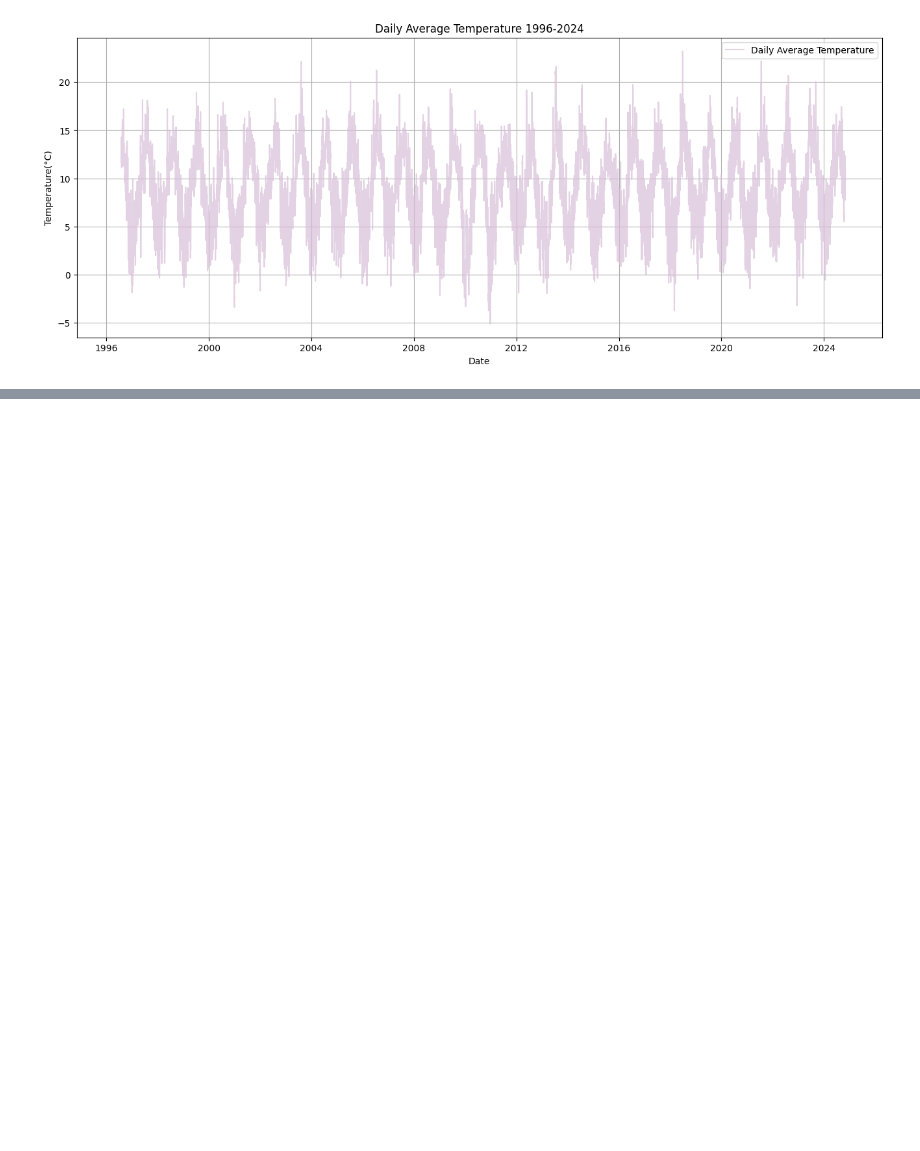
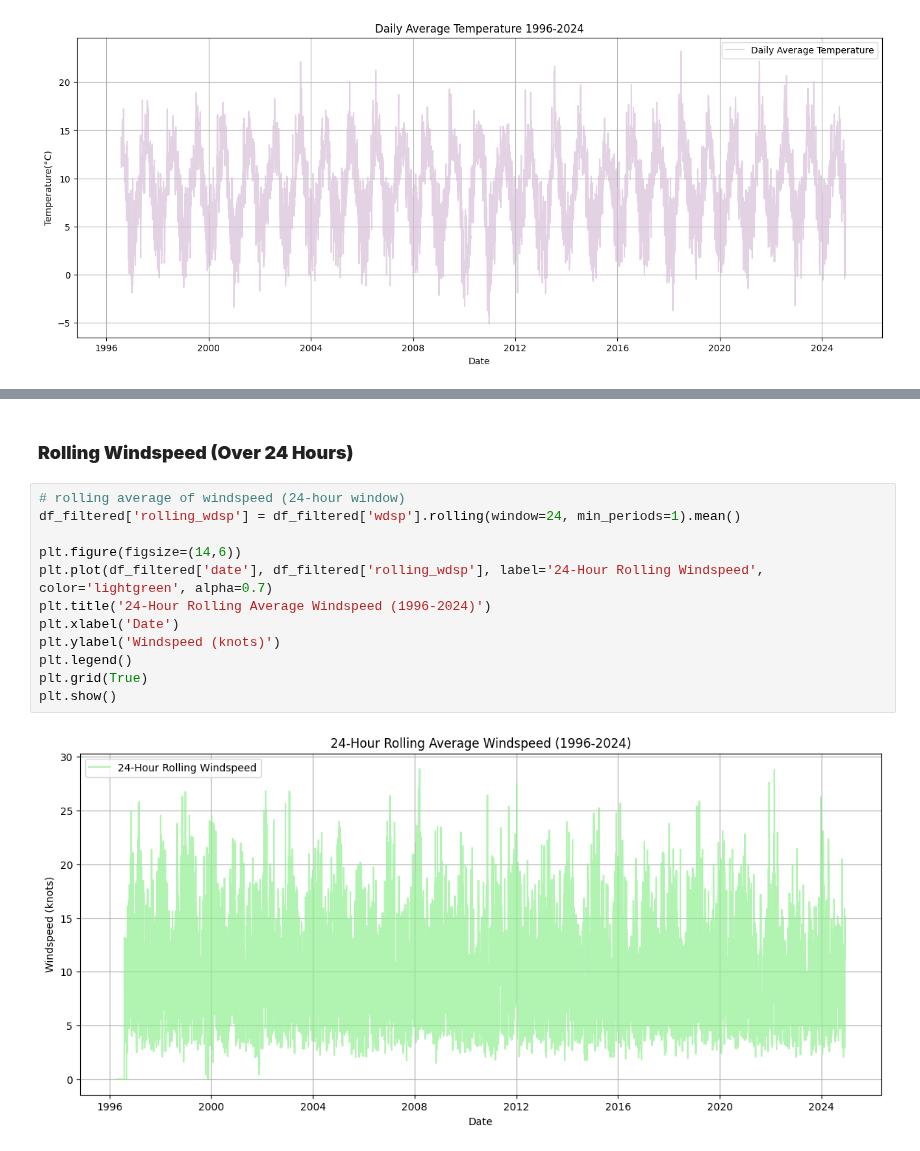
Before and after one commit to briannemcgrath/PFDA, a Jupyter notebook: assignments/assignment06-weather.ipynb, the cells around one changed output, grey strips where cells are left out. Cells and saved outputs as stored; diff of their text form; blank space fills up the shorter version.

```diff
--- a/assignments/assignment06-weather.ipynb
+++ b/assignments/assignment06-weather.ipynb
@@ -156,0 +168,16 @@ plt.show()
+# %% [markdown]
+### **Rolling Windspeed (Over 24 Hours)**
+# %%
+# rolling average of windspeed (24-hour window)
+df_filtered['rolling_wdsp'] = df_filtered['wdsp'].rolling(window=24, min_periods=1).mean()
+
+plt.figure(figsize=(14,6))
+plt.plot(df_filtered['date'], df_filtered['rolling_wdsp'], label='24-Hour Rolling Windspeed', color='lightgreen', alpha=0.7)
+plt.title('24-Hour Rolling Average Windspeed (1996-2024)')
+plt.xlabel('Date')
+plt.ylabel('Windspeed (knots)')
+plt.legend()
+plt.grid(True)
+plt.show()
+# %% [output]
+[figure, added]
```
Also changed, not shown: parts of 28 cells of this notebook, 3 other files.
